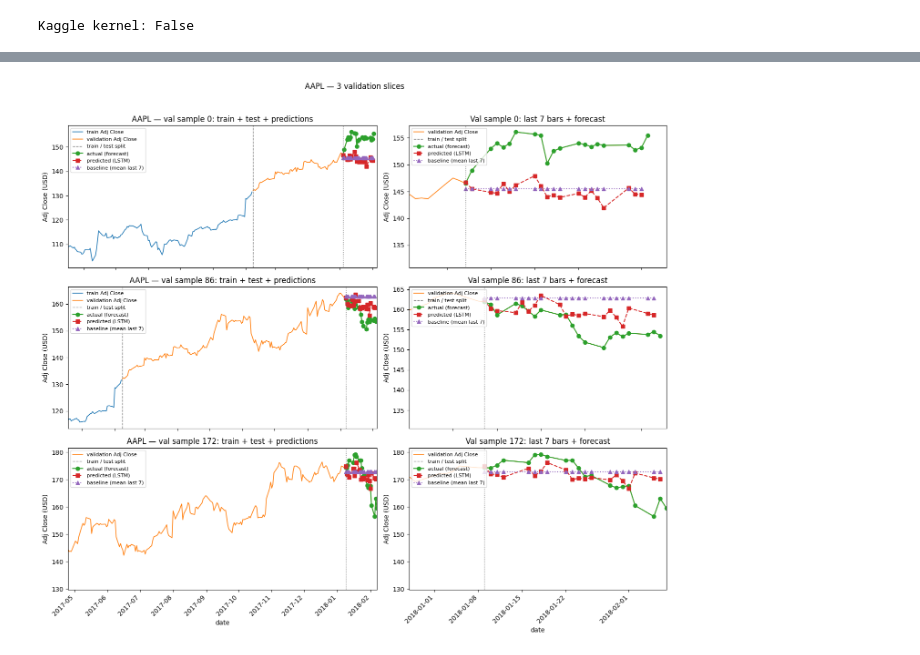
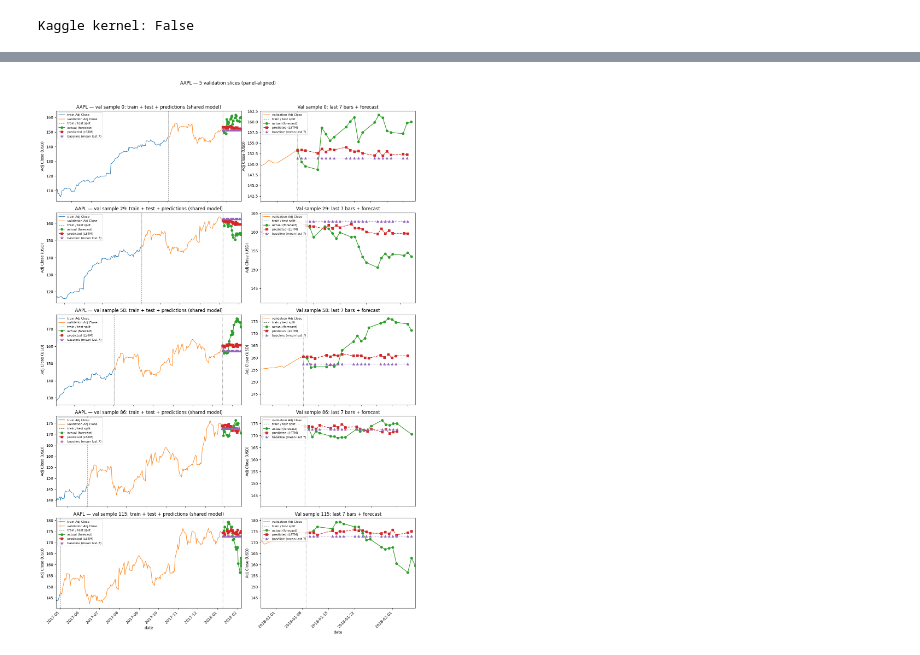
Before and after one commit to nicapotato/KaggleNotebooks, a Jupyter notebook: keras/standard-poors/S&P Keras Timeseries Neural Net - Multi-Output.ipynb, the cells around one changed output, grey strips where cells are left out. Saved outputs shown, nothing was run; the diff lists cells and outputs as text; code cells hidden in the pictures.

```diff
--- a/keras/standard-poors/S&P Keras Timeseries Neural Net - Multi-Output.ipynb
+++ b/keras/standard-poors/S&P Keras Timeseries Neural Net - Multi-Output.ipynb
@@ -263,10 +327,9 @@ Target: next `horizon` **residuals** (normalized future minus normalized last ba
 # %%
-data_by_ticker = {}
-for ticker in TICKERS:
-    data_by_ticker[ticker] = build_arrays(
-        ohlcv_by_ticker[ticker], LOOKBACK, HORIZON, TRAIN_FRAC
-    )
-ticker = TICKERS[0]
-(x_train, y_train, x_val, y_val), scaler = data_by_ticker[ticker]
-print(f"Sample ({ticker}): x_train {x_train.shape}, x_val {x_val.shape}")
+(x_train, y_train, x_val, y_val), scaler = build_arrays_panel_multi_output(
+    panel_prices, LOOKBACK, HORIZON, TRAIN_FRAC
+)
+print(
+    f"x_train {x_train.shape}, adj_close_path {y_train['adj_close_path'].shape}, "
+    f"horizon_mean_residual {y_train['horizon_mean_residual'].shape}"
+)
 # %% [output]
@@ -402,31 +460,29 @@ Validation MAE over all test windows compares the model to this baseline.
 # %%
-price_i = 0  # univariate Adj Close
-
-
-def adj_close_baseline_for_val_index(series: pd.DataFrame, split: int, idx: int) -> np.ndarray:
-    """Per-sample baseline: repeat rolling mean of Adj Close over last BASELINE_WINDOW bars at forecast start."""
+def adj_close_baseline_panel(panel: pd.DataFrame, split: int, idx: int, ticker: str) -> np.ndarray:
+    """Rolling mean of panel prices for one ticker at forecast origin."""
     i = split + idx
     end_lookback = i + LOOKBACK - 1
     lo = max(0, end_lookback - BASELINE_WINDOW + 1)
-    b = float(series["Adj Close"].iloc[lo : end_lookback + 1].mean())
+    b = float(panel[ticker].iloc[lo : end_lookback + 1].mean())
     return np.full(HORIZON, b, dtype=np.float64)
 
 
-for ticker in TICKERS:
-    ohlcv = ohlcv_by_ticker[ticker]
-    (x_train, y_train, x_val, y_val), scaler = data_by_ticker[ticker]
-    mean, std = scaler["mean"], scaler["std"]
-    n_bars = len(ohlcv)
-    split = int(n_bars * TRAIN_FRAC)
+n_bars = len(panel_prices)
+split = int(n_bars * TRAIN_FRAC)
+mean = scaler["mean"]
+std = scaler["std"]
 
-    pred_val = model_by_ticker[ticker].predict(x_val, verbose=0)
-    anchor_all = x_val[:, -1, price_i][:, np.newaxis]
-    pred_norm_lvl = pred_val + anchor_all
-    true_norm_lvl = y_val + anchor_all
-    pred_c_all = pred_norm_lvl * std[price_i] + mean[price_i]
-    true_c_all = true_norm_lvl * std[price_i] + mean[price_i]
+pred_pack = model.predict(x_val, verbose=0)
+pred_val = pred_pack["adj_close_path"]
+
+for ti, ticker in enumerate(TICKERS):
+    anchor_all = x_val[:, -1, ti][:, np.newaxis]
+    pred_norm_lvl = pred_val[:, ti, :] + anchor_all
+    true_norm_lvl = y_val["adj_close_path"][:, ti, :] + anchor_all
+    pred_c_all = pred_norm_lvl * std[ti] + mean[ti]
+    true_c_all = true_norm_lvl * std[ti] + mean[ti]
     base_all = np.stack(
-        [adj_close_baseline_for_val_index(ohlcv, split, j) for j in range(len(x_val))]
+        [adj_close_baseline_panel(panel_prices, split, j, ticker) for j in range(len(x_val))]
     )
     mae_model = float(np.mean(np.abs(pred_c_all - true_c_all)))
     mae_base = float(np.mean(np.abs(base_all - true_c_all)))
@@ -436,33 +492,37 @@ for ticker in TICKERS:
     )
 
     n_val = len(x_val)
-    plot_indices = (
-        [0, n_val // 2, n_val - 1]
-        if n_val >= 3
-        else list(range(min(n_val, N_PLOT_SLICES)))
+    if n_val == 0:
+        continue
+    _k_plot = min(N_PLOT_SLICES, n_val)
+    plot_indices = sorted(
+        {int(round(p)) for p in np.linspace(0, n_val - 1, _k_plot)}
     )
+    n_plot_rows = len(plot_indices)
 
-    # Right panel: zoom on the last N bars before the forecast (same N as the rolling-mean baseline).
     N_CONTEXT_BARS = BASELINE_WINDOW
     fig, axes = plt.subplots(
-        N_PLOT_SLICES,
+        n_plot_rows,
         2,
-        figsize=(14, 4 * N_PLOT_SLICES),
+        figsize=(14, 4 * n_plot_rows),
         gridspec_kw={"width_ratios": [1.2, 1]},
         sharex=False,
         sharey=False,
     )
-    price = ohlcv["Adj Close"]
-    dates = ohlcv["Date"]
+    price = panel_prices[ticker]
+    dates = panel_dates
 
-    for row, idx in enumerate(plot_indices[:N_PLOT_SLICES]):
-        ax_main, ax_ctx = axes[row, 0], axes[row, 1]
+    for row, idx in enumerate(plot_indices):
+        if n_plot_rows == 1:
+            ax_main, ax_ctx = axes[0], axes[1]
+        else:
+            ax_main, ax_ctx = axes[row, 0], axes[row, 1]
         i = split + idx
 
-        anc = x_val[idx, -1, price_i]
-        pred_c = (pred_val[idx] + anc) * std[price_i] + mean[price_i]
-        true_c = (y_val[idx] + anc) * std[price_i] + mean[price_i]
-        baseline_c = adj_close_baseline_for_val_index(ohlcv, split, idx)
+        anc = x_val[idx, -1, ti]
+        pred_c = (pred_val[idx, ti, :] + anc) * std[ti] + mean[ti]
+        true_c = (y_val["adj_close_path"][idx, ti, :] + anc) * std[ti] + mean[ti]
+        baseline_c = adj_close_baseline_panel(panel_prices, split, idx, ticker)
 
         x0_line = i + LOOKBACK - 1
         lo = max(0, i - 2 * LOOKBACK)
@@ -486,7 +546,7 @@ for ticker in TICKERS:
         ax_main.axvline(dates.iloc[x0_line], color="0.4", linestyle=":", linewidth=1)
         ax_main.set_ylabel("Adj Close (USD)")
         ax_main.set_xlabel("date")
-        ax_main.set_title(f"{ticker} — val sample {idx}: train + test + predictions")
+        ax_main.set_title(f"{ticker} — val sample {idx}: train + test + predictions (shared model)")
         ax_main.legend(loc="upper left", fontsize=8)
         ax_main.set_xlim(dates.iloc[lo], dates.iloc[min(n_bars - 1, x0_line + HORIZON + 1)])
 
@@ -513,7 +573,7 @@ for ticker in TICKERS:
         ax_ctx.set_xlim(dates.iloc[lo_ctx], dates.iloc[min(n_bars - 1, x0_line + HORIZON + 1)])
 
     fig.autofmt_xdate(rotation=45)
-    plt.suptitle(f"{ticker} — {N_PLOT_SLICES} validation slices", y=1.02, fontsize=12)
+    plt.suptitle(f"{ticker} — {n_plot_rows} validation slices (panel-aligned)", y=1.02, fontsize=12)
     plt.tight_layout()
     plt.show()
 # %% [output]
@@ -521 +581 @@ AAPL Val MAE: model=5.3269 USD | rolling-7 baseline=4.9595 USD
-[figure, old version]
+[figure, new version]
```
Also changed, not shown: parts of 14 cells of this notebook, 3 other files.
